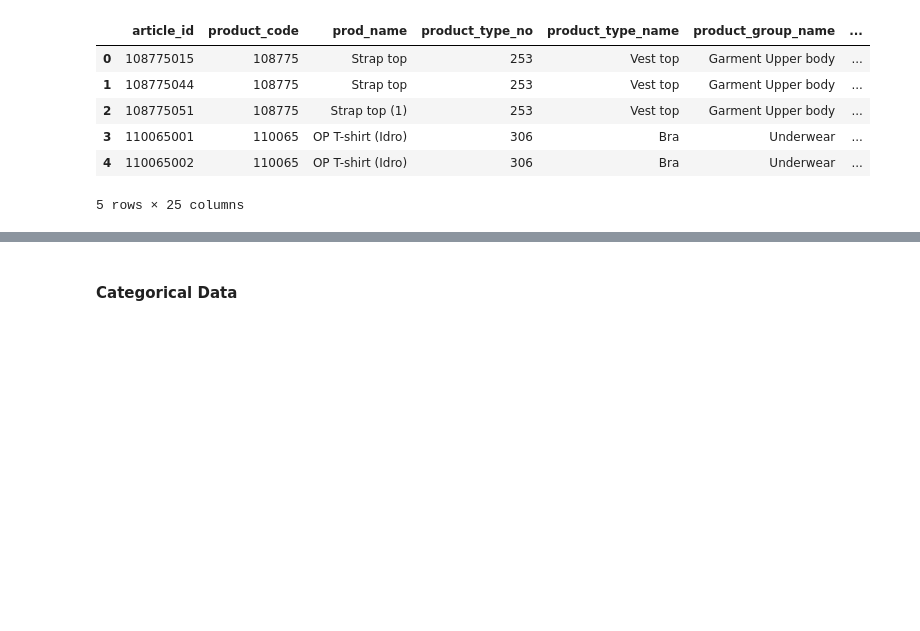
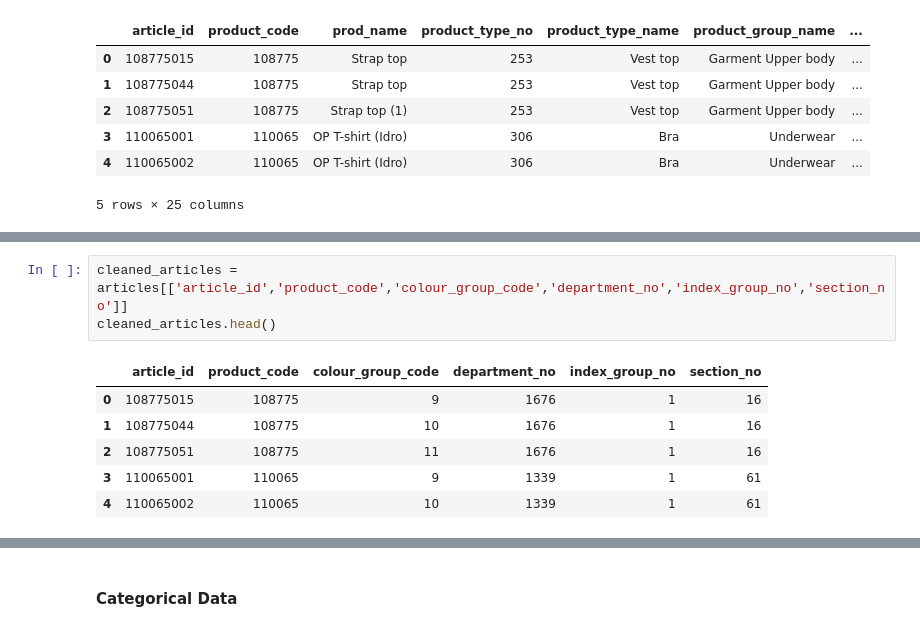
Before and after one commit to alexamew/H-M-Personalized-Fashion-Recommendations, a Jupyter notebook: main.ipynb, the cells around one changed output, grey strips where cells are left out. Saved outputs shown, nothing was run; the diff lists cells and outputs as text; blank space fills up the shorter version.

```diff
--- a/main.ipynb
+++ b/main.ipynb
@@ -46,0 +54,10 @@ We can see the number of missing("null") values for each column:
+# %%
+cleaned_articles = articles[['article_id','product_code','colour_group_code','department_no','index_group_no','section_no']]
+cleaned_articles.head()
+# %% [output]
+|  | article_id | product_code | colour_group_code | department_no | index_group_no | section_no |
+| 0 | 108775015 | 108775 | 9 | 1676 | 1 | 16 |
+| 1 | 108775044 | 108775 | 10 | 1676 | 1 | 16 |
+| 2 | 108775051 | 108775 | 11 | 1676 | 1 | 16 |
+| 3 | 110065001 | 110065 | 9 | 1339 | 1 | 61 |
+| 4 | 110065002 | 110065 | 10 | 1339 | 1 | 61 |
```
Also changed, not shown: parts of 74 cells of this notebook, 2 other files.
